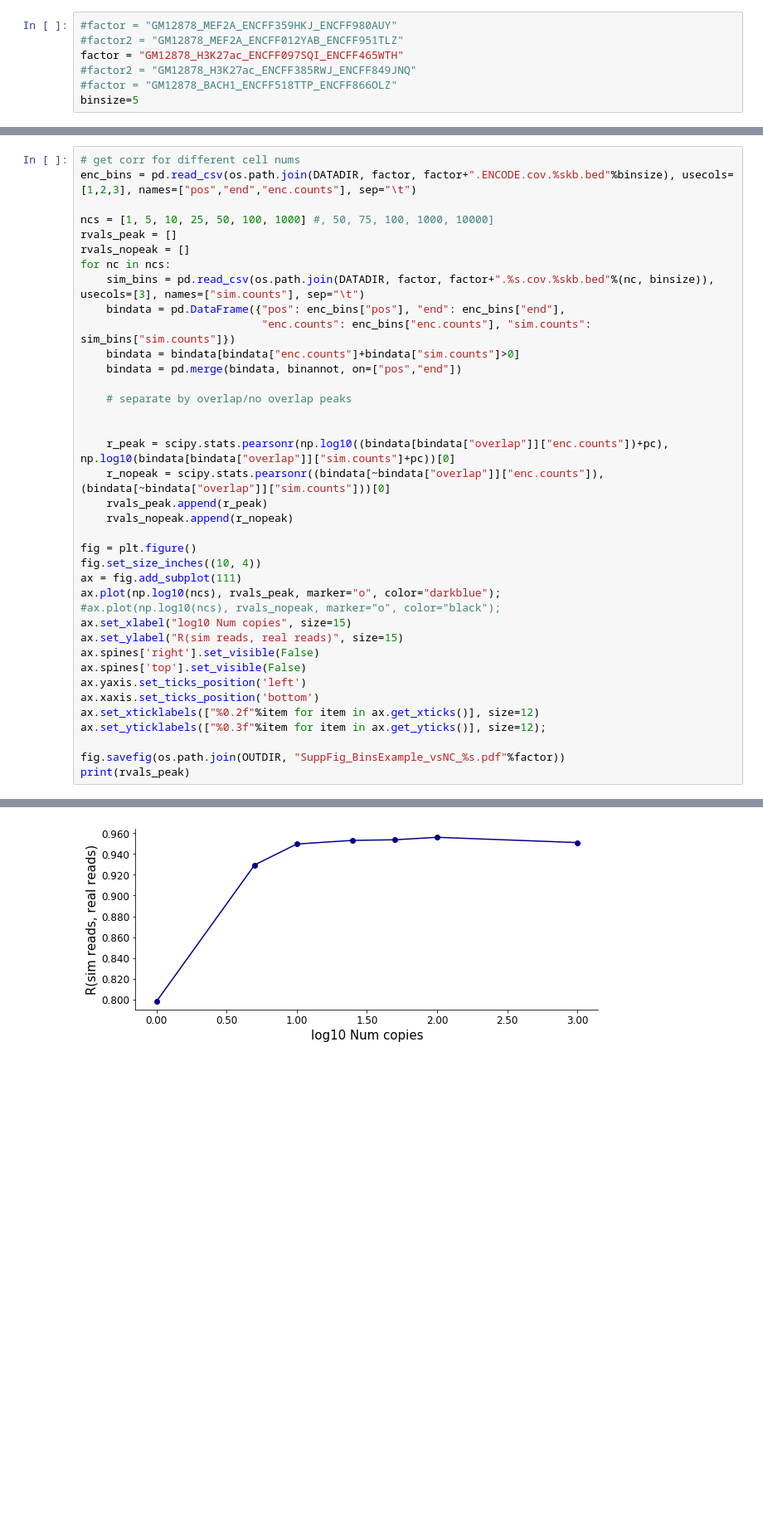
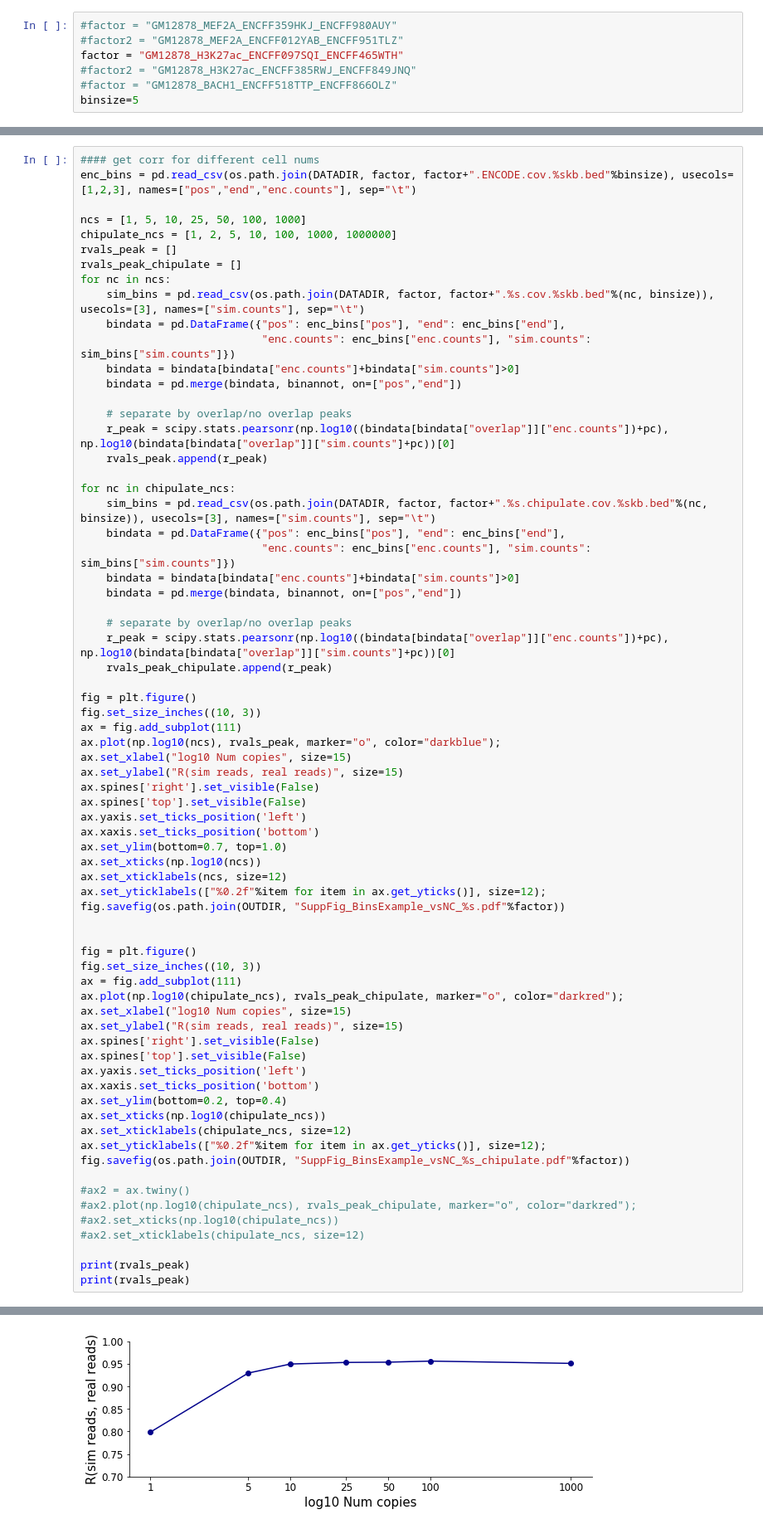
Before and after one commit to gymreklab/chips, a Jupyter notebook: paper-methods/FigureNotebooks/ChIPMunk_SuppFigNC.ipynb, the cells around one changed output, grey strips where cells are left out. Shown: that part at 83% size. Cells and saved outputs as stored; diff of their text form; blank space fills up the shorter version.

```diff
--- a/paper-methods/FigureNotebooks/ChIPMunk_SuppFigNC.ipynb
+++ b/paper-methods/FigureNotebooks/ChIPMunk_SuppFigNC.ipynb
@@ -80,10 +124,11 @@ All: (0.8263414152823113, 0.0)
 # %%
-# get corr for different cell nums
+#### get corr for different cell nums
 enc_bins = pd.read_csv(os.path.join(DATADIR, factor, factor+".ENCODE.cov.%skb.bed"%binsize), usecols=[1,2,3], names=["pos","end","enc.counts"], sep="\t")
 
-ncs = [1, 5, 10, 25, 50, 100, 1000] #, 50, 75, 100, 1000, 10000]
+ncs = [1, 5, 10, 25, 50, 100, 1000]
+chipulate_ncs = [1, 2, 5, 10, 100, 1000, 1000000]
 rvals_peak = []
-rvals_nopeak = []
+rvals_peak_chipulate = []
 for nc in ncs:
     sim_bins = pd.read_csv(os.path.join(DATADIR, factor, factor+".%s.cov.%skb.bed"%(nc, binsize)), usecols=[3], names=["sim.counts"], sep="\t")
     bindata = pd.DataFrame({"pos": enc_bins["pos"], "end": enc_bins["end"],
@@ -92,28 +137,59 @@ for nc in ncs:
     bindata = pd.merge(bindata, binannot, on=["pos","end"])
 
     # separate by overlap/no overlap peaks
+    r_peak = scipy.stats.pearsonr(np.log10((bindata[bindata["overlap"]]["enc.counts"])+pc), np.log10(bindata[bindata["overlap"]]["sim.counts"]+pc))[0]
+    rvals_peak.append(r_peak)
 
+for nc in chipulate_ncs:
+    sim_bins = pd.read_csv(os.path.join(DATADIR, factor, factor+".%s.chipulate.cov.%skb.bed"%(nc, binsize)), usecols=[3], names=["sim.counts"], sep="\t")
+    bindata = pd.DataFrame({"pos": enc_bins["pos"], "end": enc_bins["end"],
+                            "enc.counts": enc_bins["enc.counts"], "sim.counts": sim_bins["sim.counts"]})
+    bindata = bindata[bindata["enc.counts"]+bindata["sim.counts"]>0]
+    bindata = pd.merge(bindata, binannot, on=["pos","end"])
 
+    # separate by overlap/no overlap peaks
     r_peak = scipy.stats.pearsonr(np.log10((bindata[bindata["overlap"]]["enc.counts"])+pc), np.log10(bindata[bindata["overlap"]]["sim.counts"]+pc))[0]
-    r_nopeak = scipy.stats.pearsonr((bindata[~bindata["overlap"]]["enc.counts"]), (bindata[~bindata["overlap"]]["sim.counts"]))[0]
-    rvals_peak.append(r_peak)
-    rvals_nopeak.append(r_nopeak)
+    rvals_peak_chipulate.append(r_peak)
 
 fig = plt.figure()
-fig.set_size_inches((10, 4))
+fig.set_size_inches((10, 3))
 ax = fig.add_subplot(111)
 ax.plot(np.log10(ncs), rvals_peak, marker="o", color="darkblue");
-#ax.plot(np.log10(ncs), rvals_nopeak, marker="o", color="black");
 ax.set_xlabel("log10 Num copies", size=15)
 ax.set_ylabel("R(sim reads, real reads)", size=15)
 ax.spines['right'].set_visible(False)
 ax.spines['top'].set_visible(False)
 ax.yaxis.set_ticks_position('left')
 ax.xaxis.set_ticks_position('bottom')
-ax.set_xticklabels(["%0.2f"%item for item in ax.get_xticks()], size=12)
-ax.set_yticklabels(["%0.3f"%item for item in ax.get_yticks()], size=12);
+ax.set_ylim(bottom=0.7, top=1.0)
+ax.set_xticks(np.log10(ncs))
+ax.set_xticklabels(ncs, size=12)
+ax.set_yticklabels(["%0.2f"%item for item in ax.get_yticks()], size=12);
+fig.savefig(os.path.join(OUTDIR, "SuppFig_BinsExample_vsNC_%s.pdf"%factor))
 
-fig.savefig(os.path.join(OUTDIR, "SuppFig_BinsExample_vsNC_%s.pdf"%factor))
+
+fig = plt.figure()
+fig.set_size_inches((10, 3))
+ax = fig.add_subplot(111)
+ax.plot(np.log10(chipulate_ncs), rvals_peak_chipulate, marker="o", color="darkred");
+ax.set_xlabel("log10 Num copies", size=15)
+ax.set_ylabel("R(sim reads, real reads)", size=15)
+ax.spines['right'].set_visible(False)
+ax.spines['top'].set_visible(False)
+ax.yaxis.set_ticks_position('left')
+ax.xaxis.set_ticks_position('bottom')
+ax.set_ylim(bottom=0.2, top=0.4)
+ax.set_xticks(np.log10(chipulate_ncs))
+ax.set_xticklabels(chipulate_ncs, size=12)
+ax.set_yticklabels(["%0.2f"%item for item in ax.get_yticks()], size=12);
+fig.savefig(os.path.join(OUTDIR, "SuppFig_BinsExample_vsNC_%s_chipulate.pdf"%factor))
+
+#ax2 = ax.twiny()
+#ax2.plot(np.log10(chipulate_ncs), rvals_peak_chipulate, marker="o", color="darkred");
+#ax2.set_xticks(np.log10(chipulate_ncs))
+#ax2.set_xticklabels(chipulate_ncs, size=12)
+
 print(rvals_peak)
+print(rvals_peak)
 # %% [output]
 [0.7982832850450123, 0.9294609427750766, 0.9495853120219353, 0.9530845146033289, 0.9536561475723435, 0.9560563275160523, 0.950976805412514]
@@ -120 +197 @@ print(rvals_peak)
-[figure, old version]
+[figure, new version]
```
Also changed, not shown: parts of 4 cells of this notebook, 6 other files.
